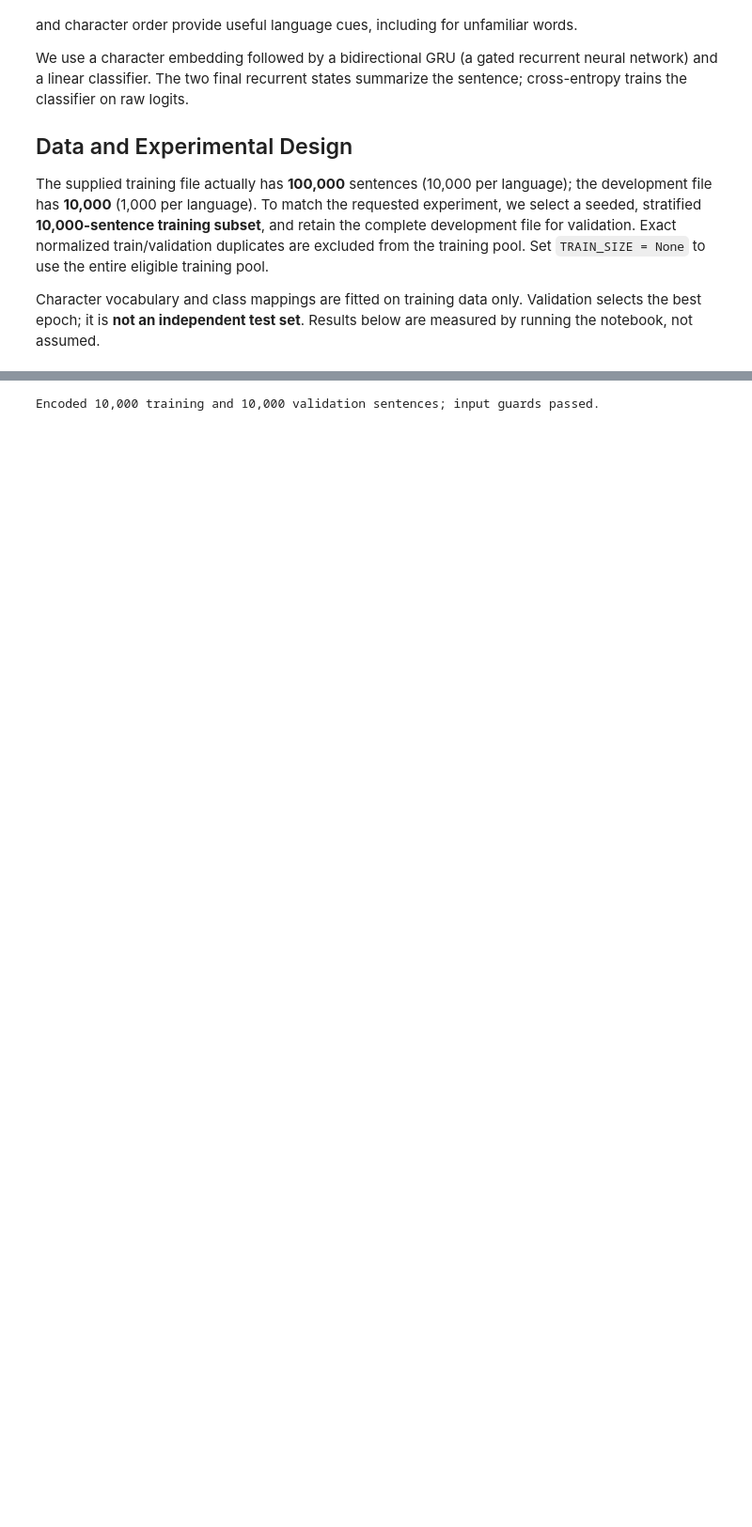
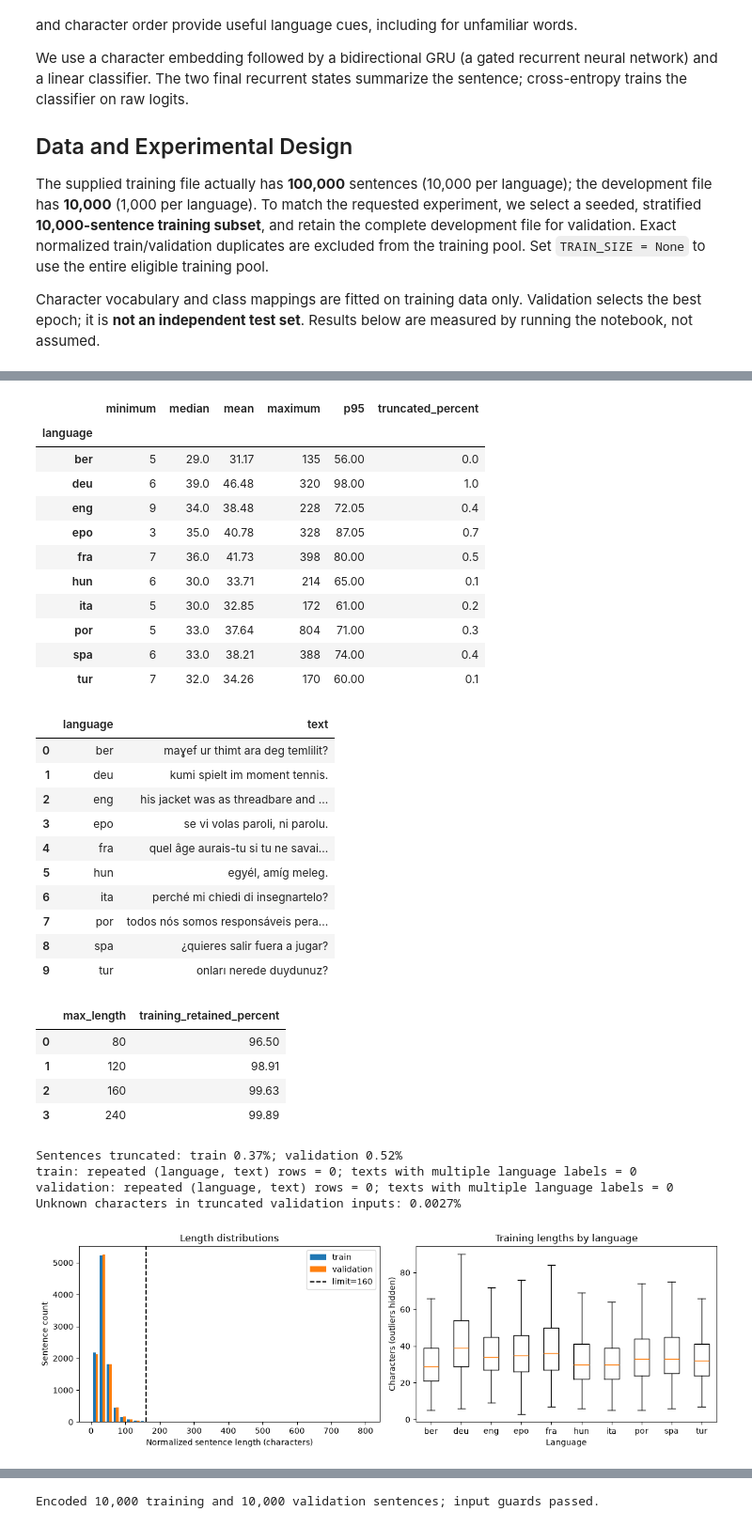
Before and after one commit to Nizarel/dl-ai570, a Jupyter notebook: AI 574/Assignment_1/NizarElouarti-Assignment1.ipynb, the cells around one changed output, grey strips where cells are left out. Shown at 94% size. Cells and saved outputs as stored; diff of their text form; code cells hidden in the pictures; blank space fills up the shorter version.

```diff
--- a/AI 574/Assignment_1/NizarElouarti-Assignment1.ipynb
+++ b/AI 574/Assignment_1/NizarElouarti-Assignment1.ipynb
@@ -101,9 +101,39 @@ char_to_id.update({character: index + 2 for index, character in enumerate(charac
 print(f'Device: {device}; original training rows: {original_train_count:,}')
 print(f'Train/validation overlap rows removed: {removed_overlap:,}')
 print(f'Training: {len(train_frame):,}; validation: {len(val_frame):,}; vocabulary: {len(char_to_id)}')
-print(f'Training sentences truncated at {MAX_LENGTH} characters: {(train_frame.text.str.len() > MAX_LENGTH).mean():.1%}')
 display(pd.DataFrame({'train': train_frame.language.value_counts(),
                       'validation': val_frame.language.value_counts()}).sort_index())
+
+training_lengths = train_frame.text.str.len()
+validation_lengths = val_frame.text.str.len()
+length_summary = train_frame.assign(characters=training_lengths).groupby('language').characters.agg(
+    minimum='min', median='median', mean='mean', maximum='max')
+length_summary['p95'] = training_lengths.groupby(train_frame.language).quantile(0.95)
+length_summary['truncated_percent'] = 100 * training_lengths.gt(MAX_LENGTH).groupby(train_frame.language).mean()
+display(length_summary.round(2))
+display(train_frame.sort_values('language').groupby('language', sort=True).head(1).reset_index(drop=True))
+display(pd.DataFrame({'max_length': [80, 120, 160, 240],
+                      'training_retained_percent': [100 * training_lengths.le(limit).mean() for limit in [80, 120, 160, 240]]}))
+print(f'Sentences truncated: train {training_lengths.gt(MAX_LENGTH).mean():.2%}; validation {validation_lengths.gt(MAX_LENGTH).mean():.2%}')
+for split, frame in [('train', train_frame), ('validation', val_frame)]:
+    print(f'{split}: repeated (language, text) rows = {frame.duplicated(["language", "text"]).sum()}; '
+          f'texts with multiple language labels = {frame.groupby("text").language.nunique().gt(1).sum()}')
+validation_characters = ''.join(val_frame.text.str.slice(0, MAX_LENGTH))
+unknown_rate = sum(character not in char_to_id for character in validation_characters) / len(validation_characters)
+print(f'Unknown characters in truncated validation inputs: {unknown_rate:.4%}')
+
+figure, axes = plt.subplots(1, 2, figsize=(12, 4))
+axes[0].hist([training_lengths, validation_lengths], bins=40, label=['train', 'validation'])
+axes[0].axvline(MAX_LENGTH, color='black', linestyle='--', label=f'limit={MAX_LENGTH}')
+axes[0].set(xlabel='Normalized sentence length (characters)', ylabel='Sentence count', title='Length distributions')
+axes[0].legend()
+axes[1].boxplot([training_lengths[train_frame.language.eq(code)] for code in languages],
+                tick_labels=languages, showfliers=False)
+axes[1].set(xlabel='Language', ylabel='Characters (outliers hidden)', title='Training lengths by language')
+figure.tight_layout()
+plt.show()
+assert length_summary.index.tolist() == languages and training_lengths.gt(0).all()
+assert not set(train_frame.text).intersection(val_frame.text)
 # %% [output]
 Device: cpu; original training rows: 100,000
 Train/validation overlap rows removed: 0
@@ -112,13 +141,46 @@ Training sentences truncated at 160 characters: 0.4%
 |  | train | validation |
 | language |  |  |
 | ber | 1000 | 1000 |
 | deu | 1000 | 1000 |
 | eng | 1000 | 1000 |
 | epo | 1000 | 1000 |
 | fra | 1000 | 1000 |
 | hun | 1000 | 1000 |
 | ita | 1000 | 1000 |
 | por | 1000 | 1000 |
 | spa | 1000 | 1000 |
 | tur | 1000 | 1000 |
+|  | minimum | median | mean | maximum | p95 | truncated_percent |
+| language |  |  |  |  |  |  |
+| ber | 5 | 29.0 | 31.17 | 135 | 56.00 | 0.0 |
+| deu | 6 | 39.0 | 46.48 | 320 | 98.00 | 1.0 |
+| eng | 9 | 34.0 | 38.48 | 228 | 72.05 | 0.4 |
+| epo | 3 | 35.0 | 40.78 | 328 | 87.05 | 0.7 |
+| fra | 7 | 36.0 | 41.73 | 398 | 80.00 | 0.5 |
+| hun | 6 | 30.0 | 33.71 | 214 | 65.00 | 0.1 |
+| ita | 5 | 30.0 | 32.85 | 172 | 61.00 | 0.2 |
+| por | 5 | 33.0 | 37.64 | 804 | 71.00 | 0.3 |
+| spa | 6 | 33.0 | 38.21 | 388 | 74.00 | 0.4 |
+| tur | 7 | 32.0 | 34.26 | 170 | 60.00 | 0.1 |
+|  | language | text |
+| 0 | ber | maɣef ur thimt ara deg temlilit? |
+| 1 | deu | kumi spielt im moment tennis. |
+| 2 | eng | his jacket was as threadbare and ... |
+| 3 | epo | se vi volas paroli, ni parolu. |
+| 4 | fra | quel âge aurais-tu si tu ne savai... |
+| 5 | hun | egyél, amíg meleg. |
+| 6 | ita | perché mi chiedi di insegnartelo? |
+| 7 | por | todos nós somos responsáveis pera... |
+| 8 | spa | ¿quieres salir fuera a jugar? |
+| 9 | tur | onları nerede duydunuz? |
+|  | max_length | training_retained_percent |
+| 0 | 80 | 96.50 |
+| 1 | 120 | 98.91 |
+| 2 | 160 | 99.63 |
+| 3 | 240 | 99.89 |
+Sentences truncated: train 0.37%; validation 0.52%
+train: repeated (language, text) rows = 0; texts with multiple language labels = 0
+validation: repeated (language, text) rows = 0; texts with multiple language labels = 0
+Unknown characters in truncated validation inputs: 0.0027%
+[figure, added]
 # %% [markdown]
```
Also changed, not shown: parts of 10 cells of this notebook, 1 other file.
